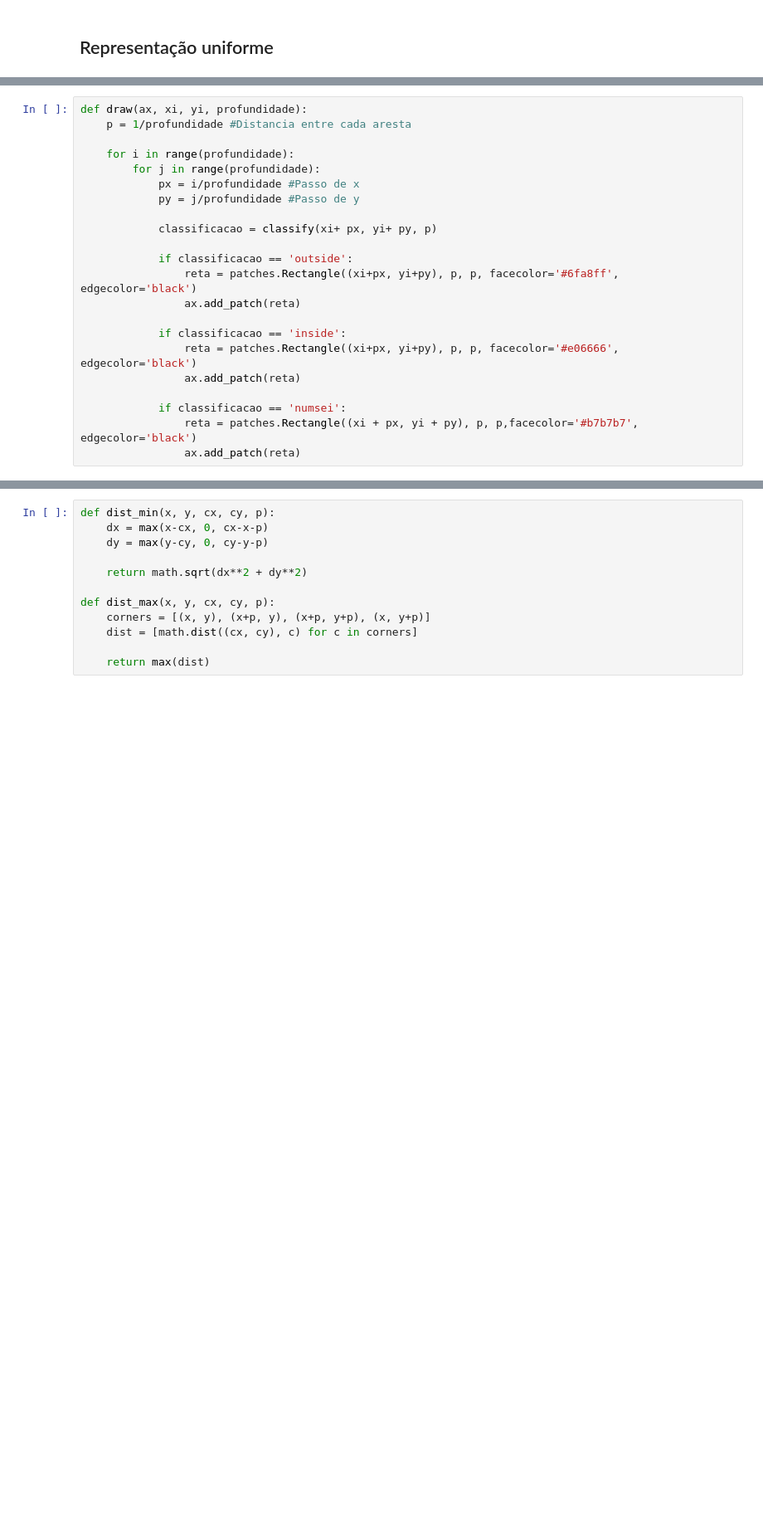
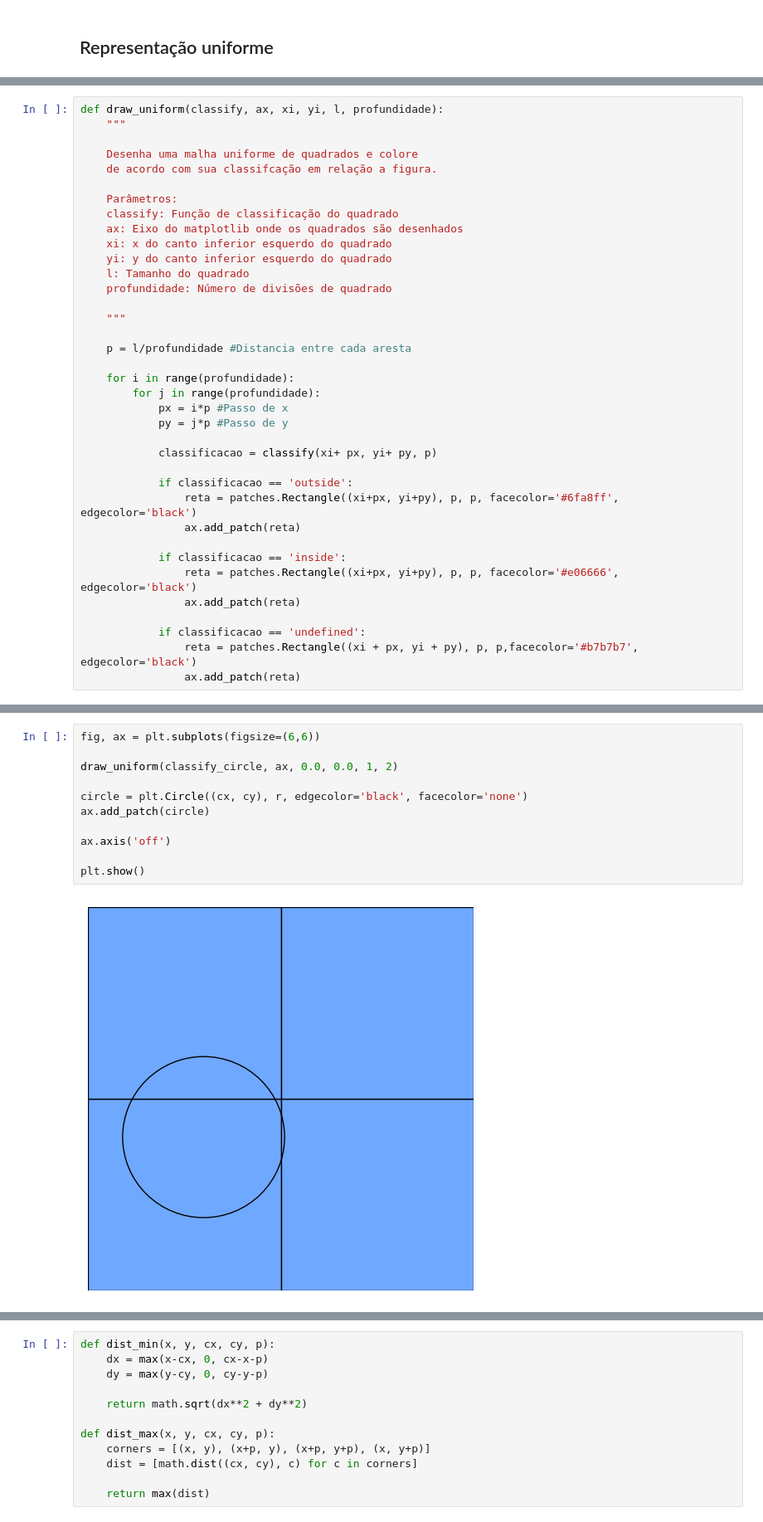
Before and after one commit to gabrielgszv/TemasComputacaoVisual, a Jupyter notebook: cg_impa_tarefa_1.ipynb, the cells around one changed output, grey strips where cells are left out. Shown at 83% size. Drawn from its saved outputs; the diff is of its cells as text; blank space fills up the shorter version.

```diff
--- a/cg_impa_tarefa_1.ipynb
+++ b/cg_impa_tarefa_1.ipynb
@@ -35,11 +63,26 @@ def classify(x, y, p):
 # %%
-def draw(ax, xi, yi, profundidade):
-    p = 1/profundidade #Distancia entre cada aresta
+def draw_uniform(classify, ax, xi, yi, l, profundidade):
+    """
+
+    Desenha uma malha uniforme de quadrados e colore
+    de acordo com sua classifcação em relação a figura.
+
+    Parâmetros:
+    classify: Função de classificação do quadrado
+    ax: Eixo do matplotlib onde os quadrados são desenhados
+    xi: x do canto inferior esquerdo do quadrado
+    yi: y do canto inferior esquerdo do quadrado
+    l: Tamanho do quadrado
+    profundidade: Número de divisões de quadrado
+
+    """
+
+    p = l/profundidade #Distancia entre cada aresta
 
     for i in range(profundidade):
         for j in range(profundidade):
-            px = i/profundidade #Passo de x
-            py = j/profundidade #Passo de y
+            px = i*p #Passo de x
+            py = j*p #Passo de y
 
             classificacao = classify(xi+ px, yi+ py, p)
 
@@ -51,6 +94,6 @@ def draw(ax, xi, yi, profundidade):
                 reta = patches.Rectangle((xi+px, yi+py), p, p, facecolor='#e06666', edgecolor='black')
                 ax.add_patch(reta)
 
-            if classificacao == 'numsei':
+            if classificacao == 'undefined':
                 reta = patches.Rectangle((xi + px, yi + py), p, p,facecolor='#b7b7b7', edgecolor='black')
                 ax.add_patch(reta)
@@ -69 +116,14 @@ plt.show()
+# %%
+fig, ax = plt.subplots(figsize=(6,6))
+
+draw_uniform(classify_circle, ax, 0.0, 0.0, 1, 2)
+
+circle = plt.Circle((cx, cy), r, edgecolor='black', facecolor='none')
+ax.add_patch(circle)
+
+ax.axis('off')
+
+plt.show()
+# %% [output]
+[figure, added]
 # %% [markdown]
```
Also changed, not shown: parts of 26 cells of this notebook.
